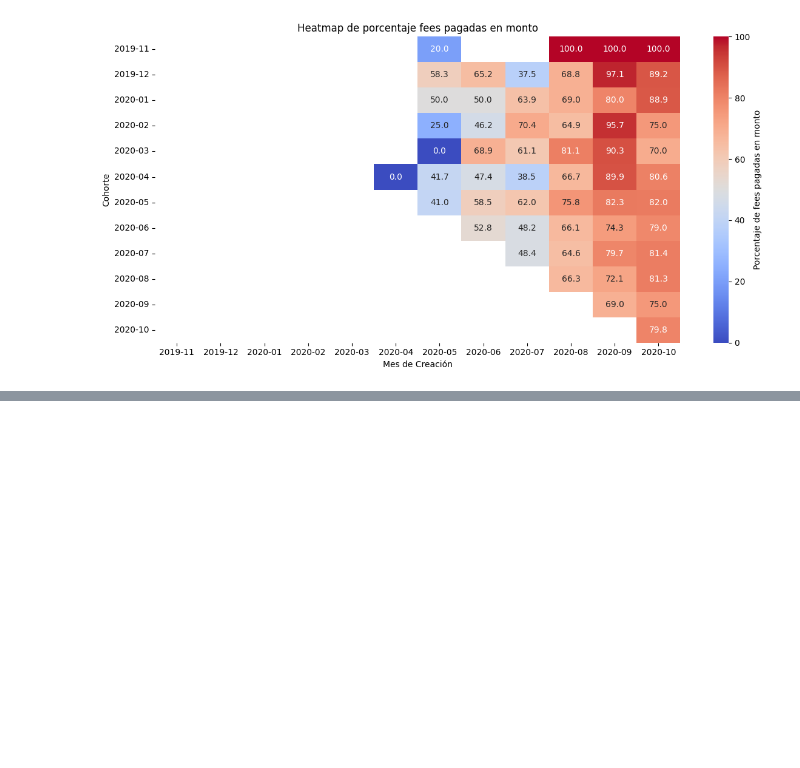
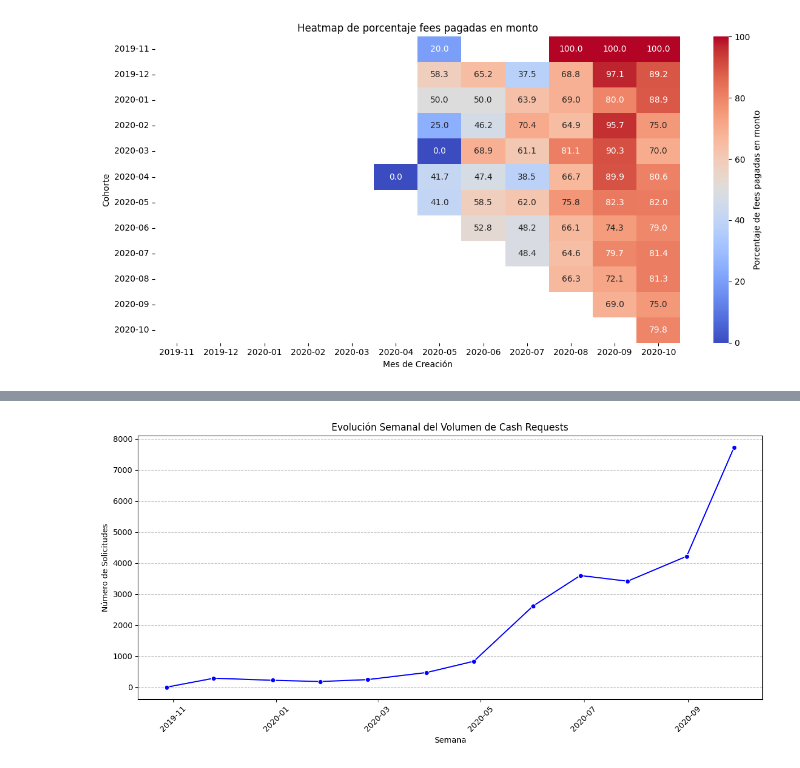
Before and after one commit to albagd77/Pasta-Loca---Proyecto-para-curso-Data-Scientist-UOC, a Jupyter notebook: Alba/cohort_analysis_alba.ipynb, the cells around one changed output, grey strips where cells are left out. Drawn from its saved outputs; the diff is of its cells as text; code cells hidden in the pictures; blank space fills up the shorter version.

Commit message:
cohort_analisis_alba actualizado con investigaciones del cr

```diff
--- a/Alba/cohort_analysis_alba.ipynb
+++ b/Alba/cohort_analysis_alba.ipynb
@@ -401,0 +440,25 @@ plt.show()
+# %%
+# Convertir Cohorte y Mes_created_at a datetime (si aún no están en datetime)
+cohort_analysis['Cohorte'] = cohort_analysis['Cohorte'].dt.to_timestamp()
+cohort_analysis['Mes_created_at'] = cohort_analysis['Mes_created_at'].dt.to_timestamp()
+
+# Crear una columna de semanas basada en Mes_created_at
+cohort_analysis['Semana'] = cohort_analysis['Mes_created_at'] - pd.to_timedelta(cohort_analysis['Mes_created_at'].dt.dayofweek, unit='d')
+
+# Agrupar por semanas
+weekly_data = cohort_analysis.groupby(['Semana']).agg({
+    'Num_Solicitudes': 'sum',  # Total de solicitudes por semana
+}).reset_index()
+
+# Graficar la evolución de Num_Solicitudes por semana
+plt.figure(figsize=(12, 6))
+sns.lineplot(data=weekly_data, x='Semana', y='Num_Solicitudes', marker='o', color='b')
+plt.title('Evolución Semanal del Volumen de Cash Requests')
+plt.xlabel('Semana')
+plt.ylabel('Número de Solicitudes')
+plt.xticks(rotation=45)
+plt.grid(axis='y', linestyle='--', alpha=0.7)
+plt.tight_layout()
+plt.show()
+# %% [output]
+[figure, added]
```
Also changed, not shown: parts of 23 cells of this notebook.
